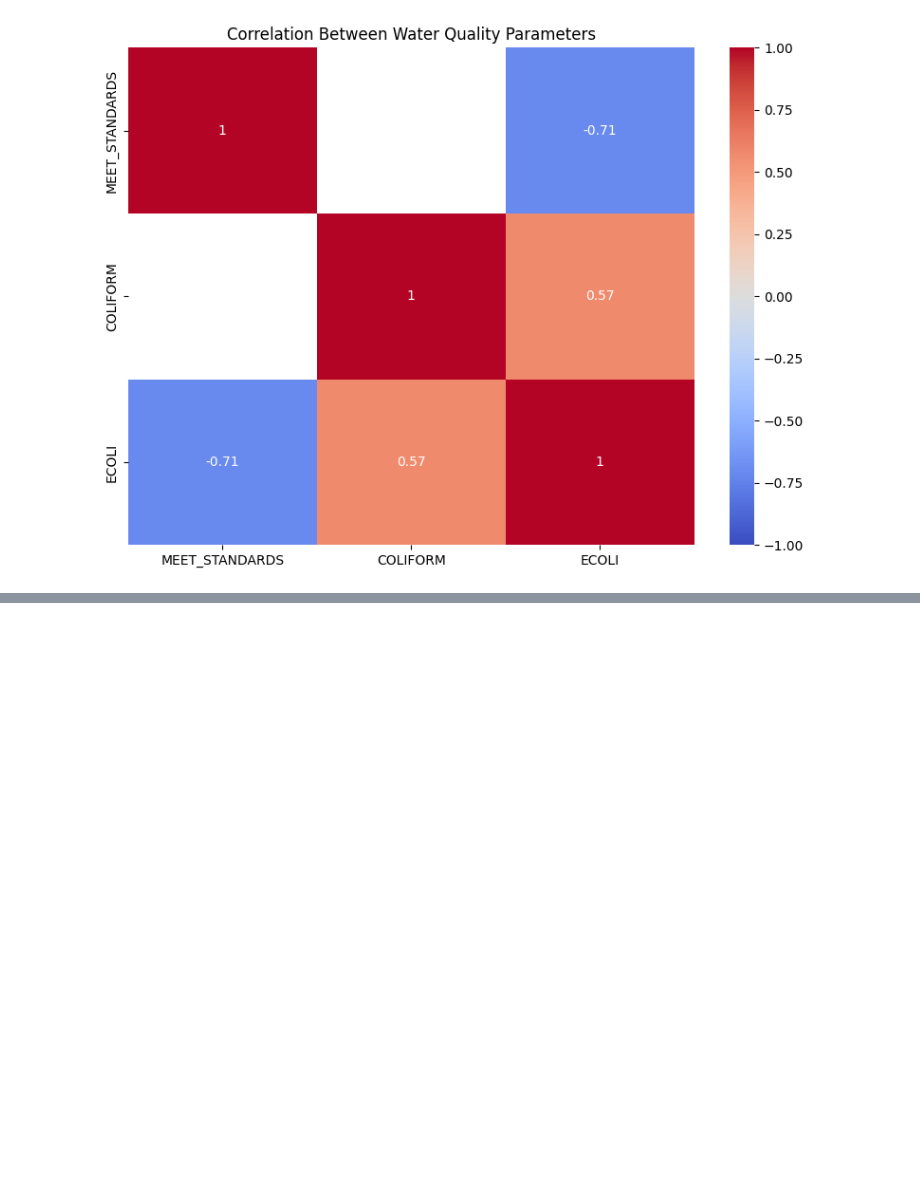
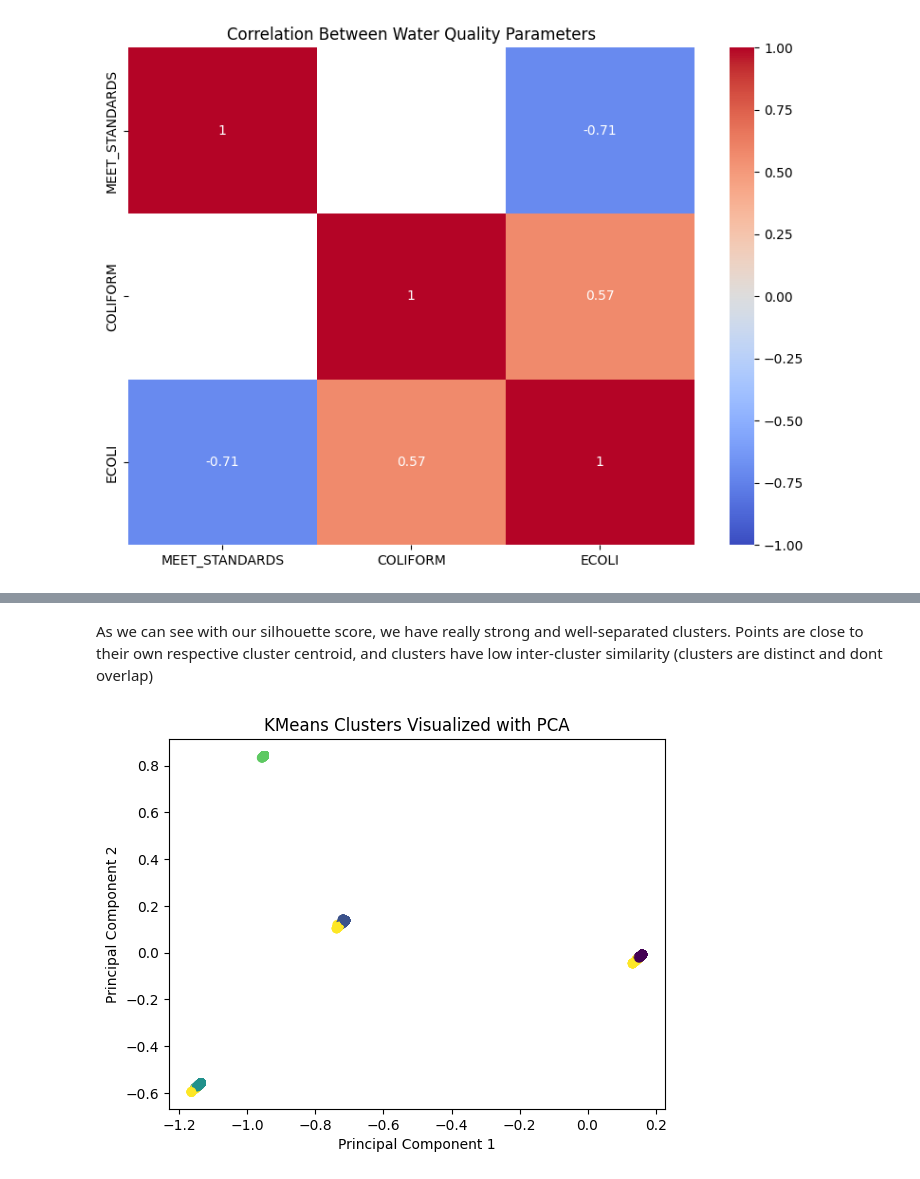
Before and after one commit to OffensiveGeneric/447FinalProj, a Jupyter notebook: data_explore.ipynb, the cells around one changed output, grey strips where cells are left out. Cells and saved outputs as stored; diff of their text form; code cells hidden in the pictures; blank space fills up the shorter version.

```diff
--- a/data_explore.ipynb
+++ b/data_explore.ipynb
@@ -284,0 +364,5 @@ plt.show()
+# %%
+k_opt = 5
+kmeans = KMeans(n_clusters=k_opt, random_state=42)
+clusters = kmeans.fit_predict(data_enc)
+data['cluster'] = clusters
@@ -284,0 +389,15 @@ plt.show()
+# %% [markdown]
+As we can see with our silhouette score, we have really strong and well-separated clusters. Points are close to their own respective cluster centroid, and clusters have low inter-cluster similarity (clusters are distinct and dont overlap)
+# %%
+from sklearn.decomposition import PCA
+pca = PCA(n_components=2, random_state=42)
+components = pca.fit_transform(data_enc)
+
+plt.figure()
+plt.scatter(components[:, 0], components[:, 1], c=clusters)
+plt.xlabel('Principal Component 1')
+plt.ylabel('Principal Component 2')
+plt.title('KMeans Clusters Visualized with PCA')
+plt.show()
+# %% [output]
+[figure, added]
```
Also changed, not shown: parts of 14 cells of this notebook.
